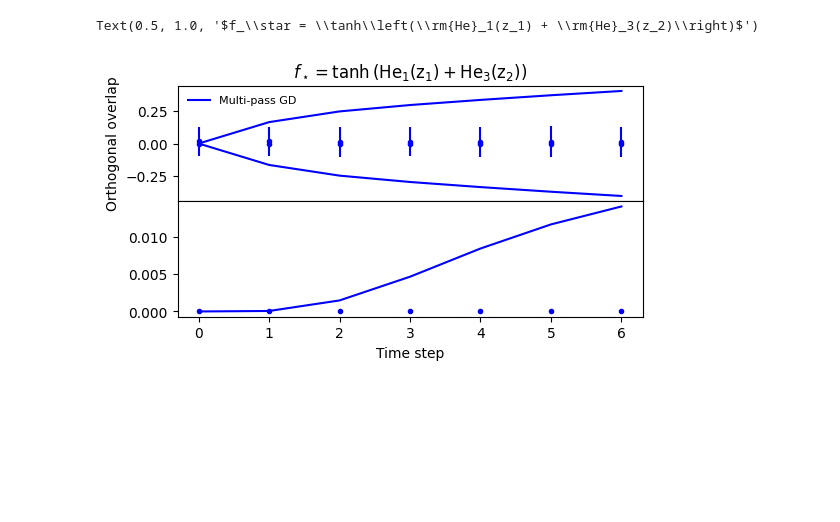
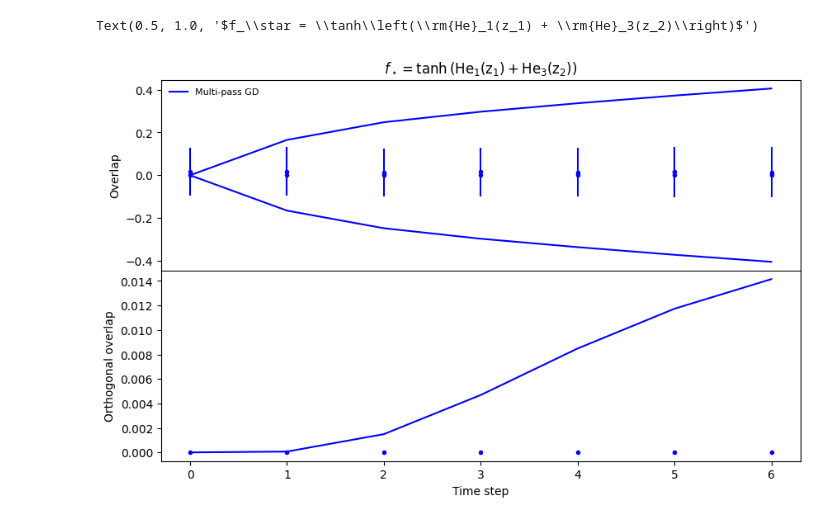
Before and after one commit to IdePHICS/benefit-reusing-batch, a Jupyter notebook: result.ipynb, the cells around one changed output. Drawn from its saved outputs; the diff is of its cells as text; code cells hidden in the pictures; blank space fills up the shorter version.

```diff
--- a/result.ipynb
+++ b/result.ipynb
@@ -28,7 +28,7 @@ direction_perp = np.array([0.640651, 0.767832])
 T_lim = min(T_DMFT, T_sim)
 
 import matplotlib.pyplot as plt
-fig, ax = plt.subplots(2, 1, figsize=(6, 3), sharex=True)
+fig, ax = plt.subplots(2, 1, figsize=(10, 6), sharex=True)
 colors = ['blue', 'red', 'green', 'orange']
 
 for p in range(p):
@@ -38,32 +38,32 @@ for p in range(p):
     ax[0].errorbar(np.arange(T_lim), mag_proj_sim.mean(axis=1)[:T_lim], mag_proj_sim.std(axis=1)[:T_lim]/np.sqrt(mag_proj_sim.shape[1]), marker='o', linestyle=" ", markersize=3, color=colors[0])
     if p == 0:
         ax[0].plot(np.arange(T_lim), mag_proj_DMFT[:T_lim], marker=' ', label="Multi-pass GD", color=colors[0])
     else:
         ax[0].plot(np.arange(T_lim), mag_proj_DMFT[:T_lim], marker=' ', color=colors[0])
 
 for p in range(p):
     mag_proj_DMFT = np.einsum("tk,k->t",file_DMFT["m"][:,p,:], direction_perp)
     mag_proj_sim = np.einsum("tks,k->ts",file_sim["magnetisation_list"][:,p,:], direction_perp)
 
     ax[1].errorbar(np.arange(T_lim), mag_proj_sim.mean(axis=1)[:T_lim], mag_proj_sim.std(axis=1)[:T_lim]/np.sqrt(mag_proj_sim.shape[1]), marker='o', linestyle=" ", markersize=3, color=colors[0])
     if p == 0:
         ax[1].plot(np.arange(T_lim), mag_proj_DMFT[:T_lim], marker=' ', label="Multi-pass GD", color=colors[0])
     else:
         ax[1].plot(np.arange(T_lim), mag_proj_DMFT[:T_lim], marker=' ', color=colors[0])
 
 
 
 plt.subplots_adjust(wspace=.2, hspace=0)
 
 ax[0].set_xticks(np.arange(T_lim))
 
 ax[0].set_ylabel(r"Overlap")
-ax[0].set_ylabel(r"Orthogonal overlap")
+ax[1].set_ylabel(r"Orthogonal overlap")
 ax[1].set_xlabel("Time step")
 
 ax[0].legend(fontsize=8, frameon=False)
 
 ax[0].set_title(r"$f_\star = \tanh\left(\rm{He}_1(z_1) + \rm{He}_3(z_2)\right)$")
 # %% [output]
 Text(0.5, 1.0, '$f_\\star = \\tanh\\left(\\rm{He}_1(z_1) + \\rm{He}_3(z_2)\\right)$')
-[figure, old version]
+[figure, new version]
```
Also changed, not shown: 2 other files.
